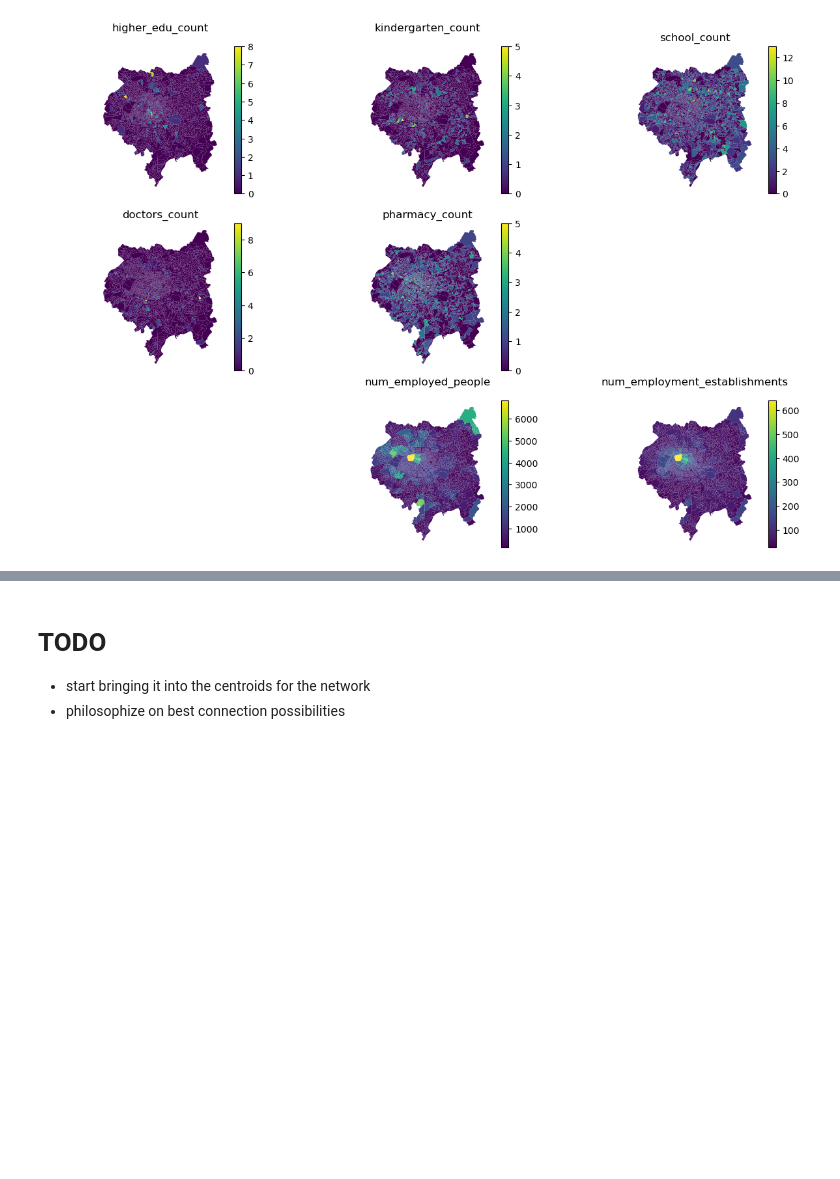
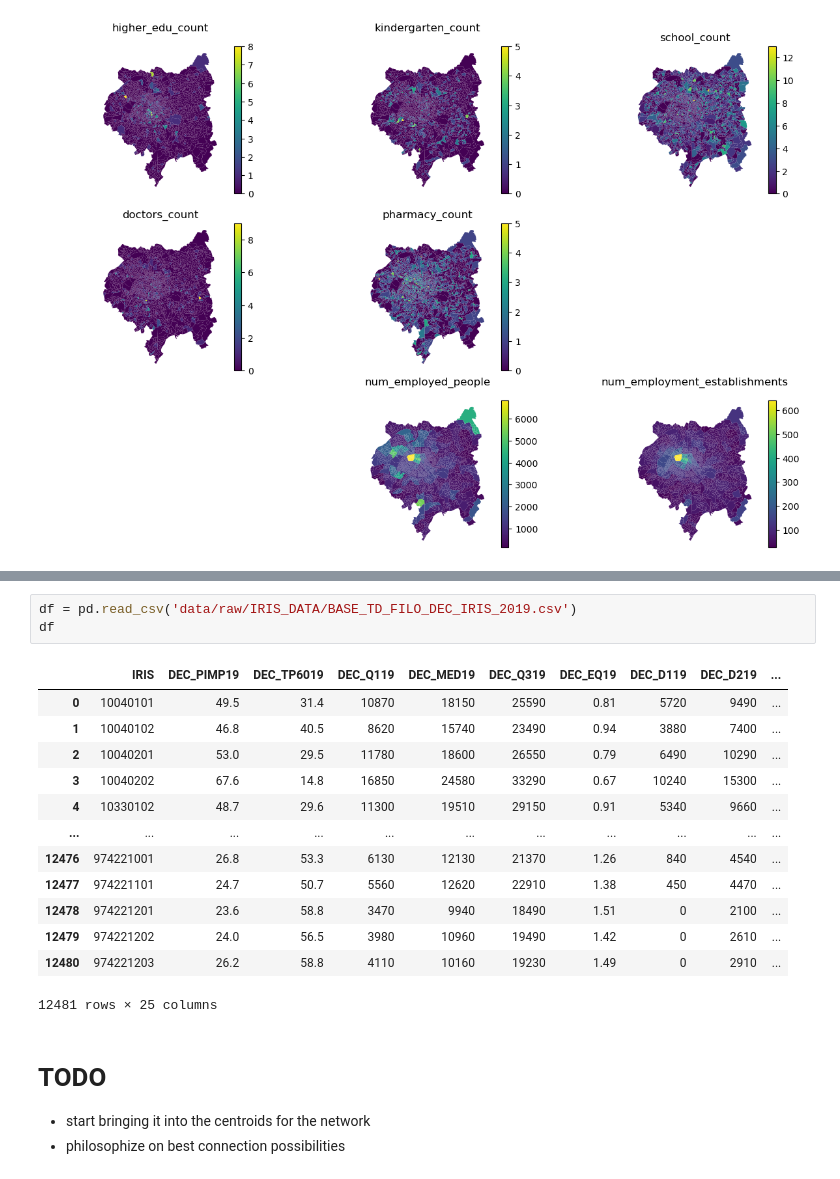
Before and after one commit to AurianeTec/Thesis, a Jupyter notebook: data_cleaning.ipynb, the cells around one changed output, grey strips where cells are left out. Drawn from its saved outputs; the diff is of its cells as text; blank space fills up the shorter version.

Commit message:
social data exploration

```diff
--- a/data_cleaning.ipynb
+++ b/data_cleaning.ipynb
@@ -573,3 +653,20 @@ axs[2, 2].axis('off')
+# %%
+df = pd.read_csv('data/raw/IRIS_DATA/BASE_TD_FILO_DEC_IRIS_2019.csv')
+df
+# %% [output]
+|  | IRIS | DEC_PIMP19 | DEC_TP6019 | DEC_Q119 | DEC_MED19 | DEC_Q319 | DEC_EQ19 | DEC_D119 | DEC_D219 | ... |
+| 0 | 10040101 | 49.5 | 31.4 | 10870 | 18150 | 25590 | 0.81 | 5720 | 9490 | ... |
+| 1 | 10040102 | 46.8 | 40.5 | 8620 | 15740 | 23490 | 0.94 | 3880 | 7400 | ... |
+| 2 | 10040201 | 53.0 | 29.5 | 11780 | 18600 | 26550 | 0.79 | 6490 | 10290 | ... |
+| 3 | 10040202 | 67.6 | 14.8 | 16850 | 24580 | 33290 | 0.67 | 10240 | 15300 | ... |
+| 4 | 10330102 | 48.7 | 29.6 | 11300 | 19510 | 29150 | 0.91 | 5340 | 9660 | ... |
+| ... | ... | ... | ... | ... | ... | ... | ... | ... | ... | ... |
+| 12476 | 974221001 | 26.8 | 53.3 | 6130 | 12130 | 21370 | 1.26 | 840 | 4540 | ... |
+| 12477 | 974221101 | 24.7 | 50.7 | 5560 | 12620 | 22910 | 1.38 | 450 | 4470 | ... |
+| 12478 | 974221201 | 23.6 | 58.8 | 3470 | 9940 | 18490 | 1.51 | 0 | 2100 | ... |
+| 12479 | 974221202 | 24.0 | 56.5 | 3980 | 10960 | 19490 | 1.42 | 0 | 2610 | ... |
+| 12480 | 974221203 | 26.2 | 58.8 | 4110 | 10160 | 19230 | 1.49 | 0 | 2910 | ... |
+12481 rows × 25 columns
 # %% [markdown]
 # TODO
 - start bringing it into the centroids for the network
```
Also changed, not shown: parts of 15 cells of this notebook, 4 other files.
